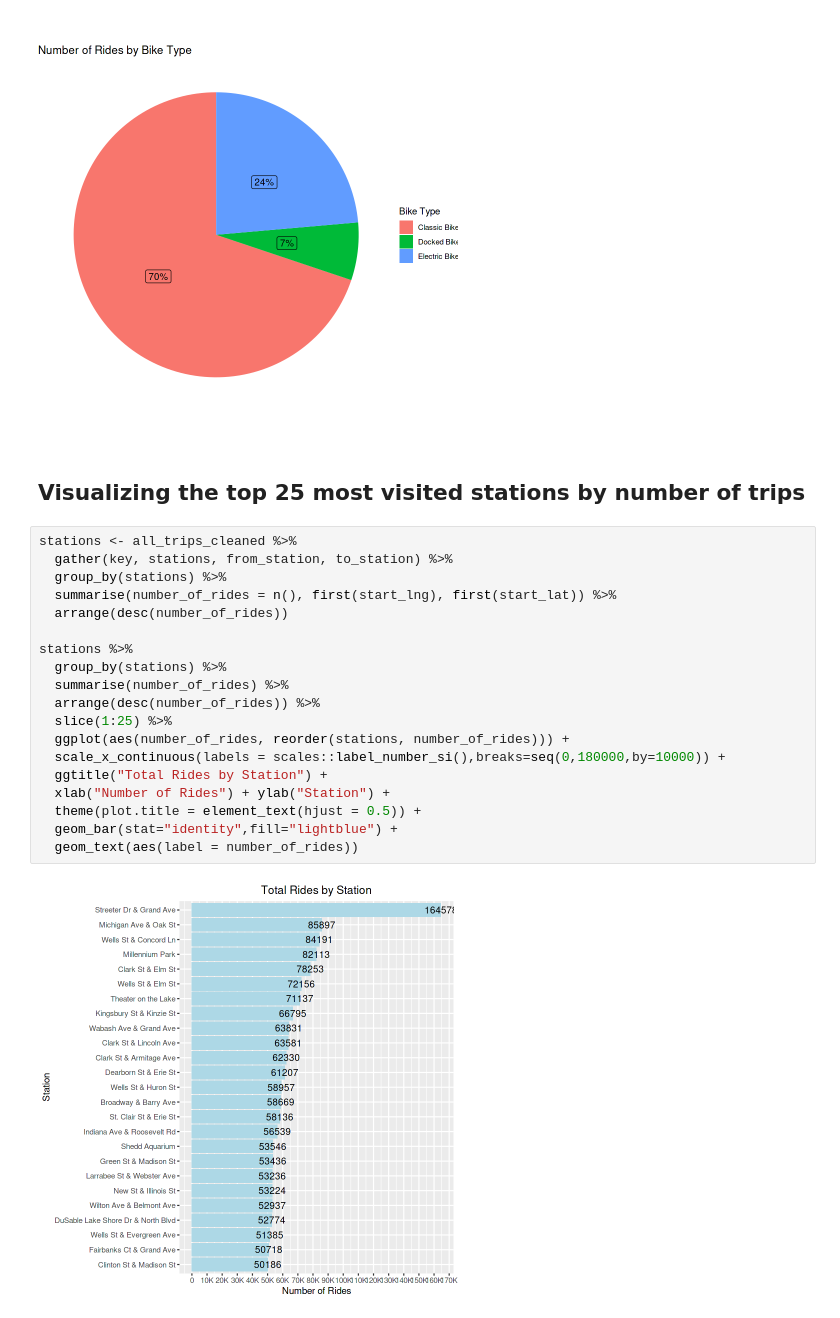
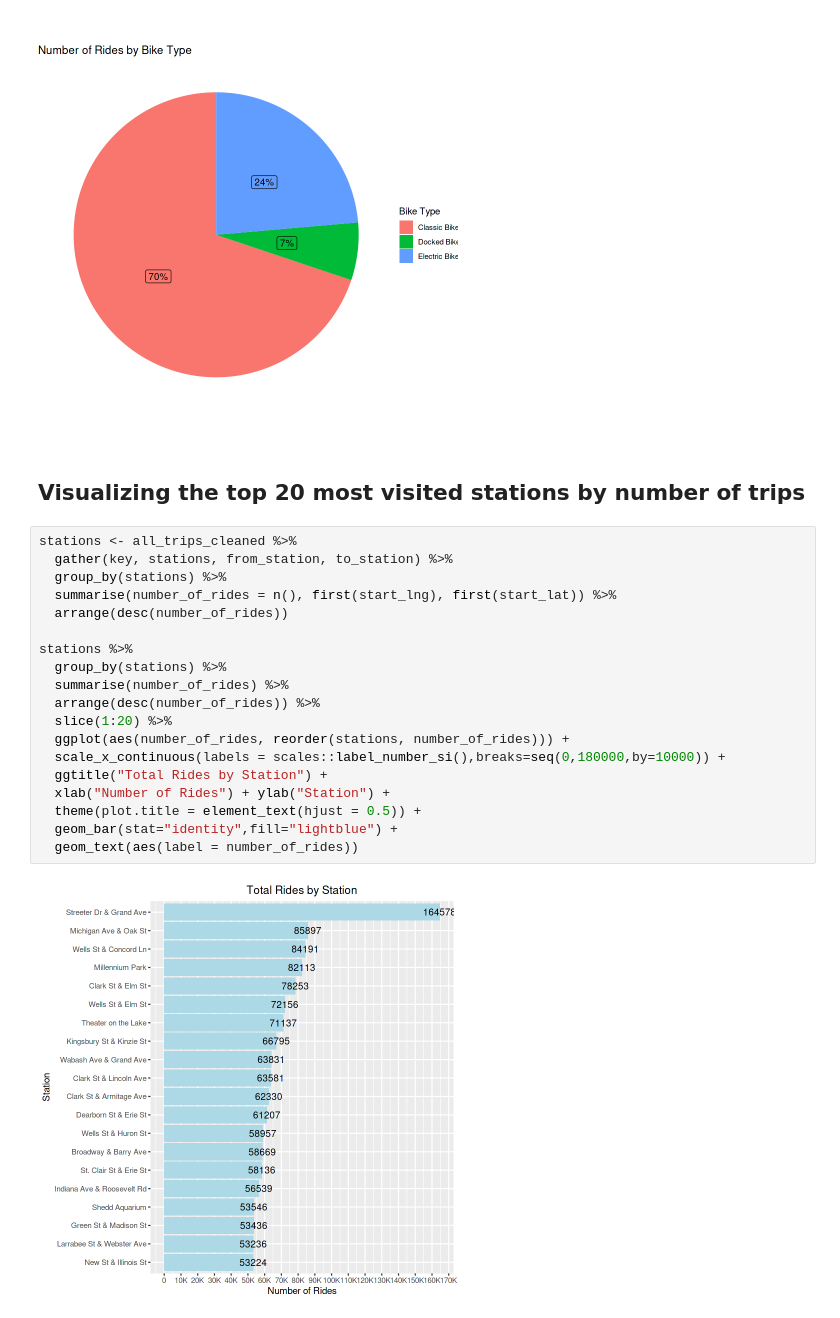
Before and after one commit to georgeselkassouf/Cyclistic-Bike-Share, a Jupyter notebook: cyclistic-bike-share.ipynb, the cells around one changed output. Cells and saved outputs as stored; diff of their text form.

```diff
--- a/cyclistic-bike-share.ipynb
+++ b/cyclistic-bike-share.ipynb
@@ -847,25 +847,25 @@ all_trips_cleaned %>%
 # %% [output]
 [figure]
 # %% [markdown]
-## Visualizing the top 25 most visited stations by number of trips
+## Visualizing the top 20 most visited stations by number of trips
 # %%
 stations <- all_trips_cleaned %>%
   gather(key, stations, from_station, to_station) %>%
   group_by(stations) %>%
   summarise(number_of_rides = n(), first(start_lng), first(start_lat)) %>%
   arrange(desc(number_of_rides))
 
 stations %>%
   group_by(stations) %>%
   summarise(number_of_rides) %>%
   arrange(desc(number_of_rides)) %>%
-  slice(1:25) %>%
+  slice(1:20) %>%
   ggplot(aes(number_of_rides, reorder(stations, number_of_rides))) +
   scale_x_continuous(labels = scales::label_number_si(),breaks=seq(0,180000,by=10000)) +
   ggtitle("Total Rides by Station") +
   xlab("Number of Rides") + ylab("Station") +
   theme(plot.title = element_text(hjust = 0.5)) +
   geom_bar(stat="identity",fill="lightblue") +
   geom_text(aes(label = number_of_rides))
 # %% [output]
-[figure, old version]
+[figure, new version]
```
Also changed, not shown: parts of 1 cell of this notebook.
